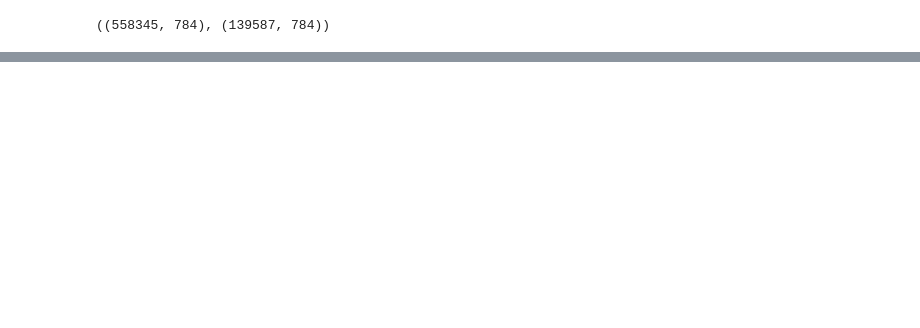
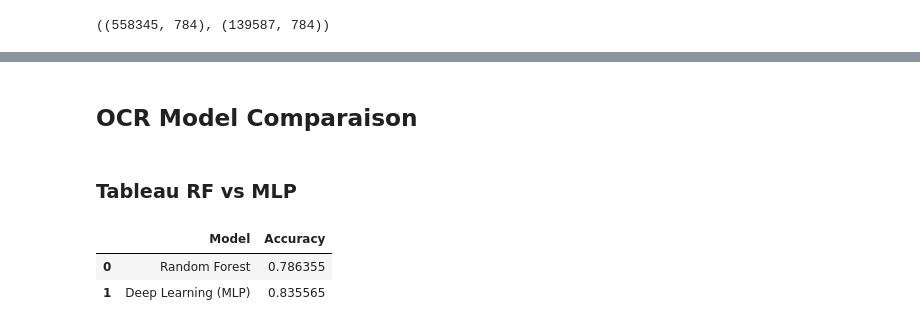
Before and after one commit to YLIssakha235/AI_project, a Jupyter notebook: notebooks/smart_school_final_project.ipynb, the cells around one changed output, grey strips where cells are left out. Saved outputs shown, nothing was run; the diff lists cells and outputs as text; code cells hidden in the pictures; blank space fills up the shorter version.

```diff
--- a/notebooks/smart_school_final_project.ipynb
+++ b/notebooks/smart_school_final_project.ipynb
@@ -802,0 +887,8 @@ accuracy
+# %%
+from sklearn.metrics import accuracy_score
+
+y_pred = ocr_model.predict(X_test)
+
+accuracy_rf = accuracy_score(y_test, y_pred)
+
+accuracy_rf
@@ -802,0 +1030,21 @@ accuracy
+# %%
+subset_size = 120000
+
+idx = np.random.choice(len(X_train), subset_size, replace=False)
+
+X_train_dl = X_train[idx].reshape(-1, 28, 28, 1).astype("float32") / 255.0
+y_train_dl = y_train_enc[idx].astype("int32")
+
+print(X_train_dl.shape)
+print(y_train_dl.shape)
+print(X_train_dl.dtype)
+print(y_train_dl.dtype)
+
+history = model.fit(
+    X_train_dl,
+    y_train_dl,
+    validation_split=0.2,
+    epochs=50,
+    batch_size=256,
+    verbose=1
+)
@@ -802,0 +1130,8 @@ accuracy
+# %%
+y_pred_dl_prob = model.predict(X_test, batch_size=512)
+
+y_pred_dl = y_pred_dl_prob.argmax(axis=1)
+
+accuracy_dl = accuracy_score(y_test_enc, y_pred_dl)
+
+accuracy_dl
@@ -802,0 +1152,15 @@ accuracy
+# %% [markdown]
+## OCR Model Comparaison
+# %% [markdown]
+### Tableau RF vs MLP
+# %%
+results_ocr = pd.DataFrame({
+    "Model": ["Random Forest", "Deep Learning (MLP)"],
+    "Accuracy": [accuracy_rf, accuracy_dl]
+})
+
+results_ocr
+# %% [output]
+|  | Model | Accuracy |
+| 0 | Random Forest | 0.786355 |
+| 1 | Deep Learning (MLP) | 0.835565 |
```
Also changed, not shown: parts of 85 cells of this notebook, 16 other files.
